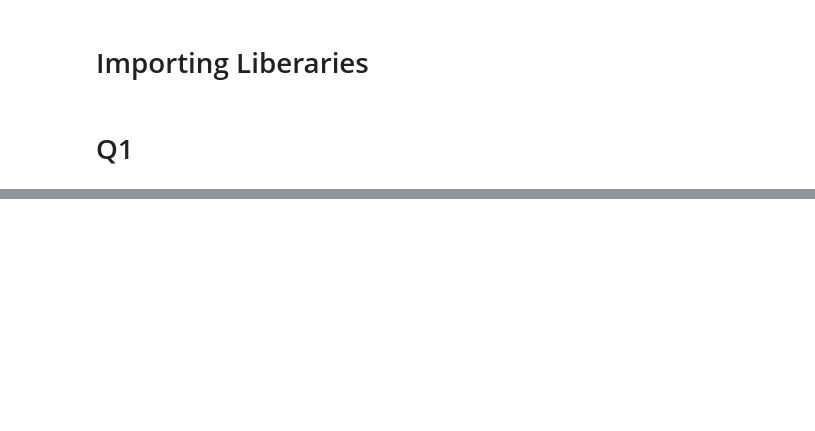
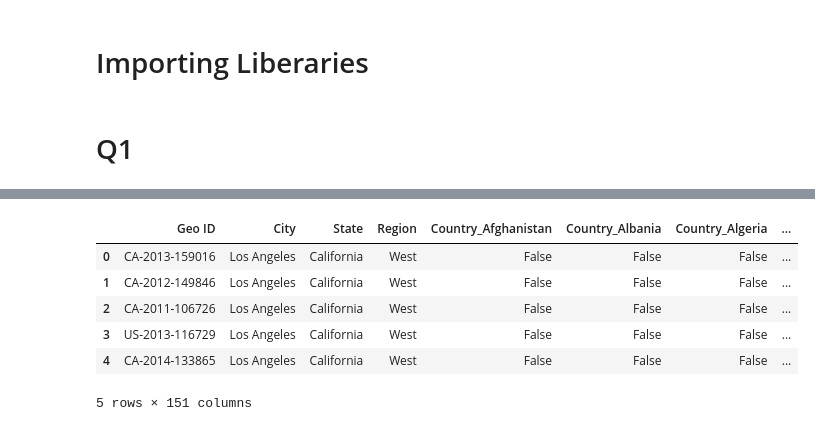
Before and after one commit to G3-Quera-Data-Analysis-Bootcamp-1402/Project-2, a Jupyter notebook: scripts/ML.ipynb, the cells around one changed output, grey strips where cells are left out. Drawn from its saved outputs; the diff is of its cells as text; code cells hidden in the pictures; blank space fills up the shorter version.

```diff
--- a/scripts/ML.ipynb
+++ b/scripts/ML.ipynb
@@ -18,0 +40,11 @@ df.head(5)
+# %%
+geo_df = pd.read_csv("../data/cleanized/geo_dim.csv")
+geo_df.head(5)
+# %% [output]
+|  | Geo ID | City | State | Region | Country_Afghanistan | Country_Albania | Country_Algeria | ... |
+| 0 | CA-2013-159016 | Los Angeles | California | West | False | False | False | ... |
+| 1 | CA-2012-149846 | Los Angeles | California | West | False | False | False | ... |
+| 2 | CA-2011-106726 | Los Angeles | California | West | False | False | False | ... |
+| 3 | US-2013-116729 | Los Angeles | California | West | False | False | False | ... |
+| 4 | CA-2014-133865 | Los Angeles | California | West | False | False | False | ... |
+5 rows × 151 columns
```
Also changed, not shown: parts of 19 cells of this notebook.
